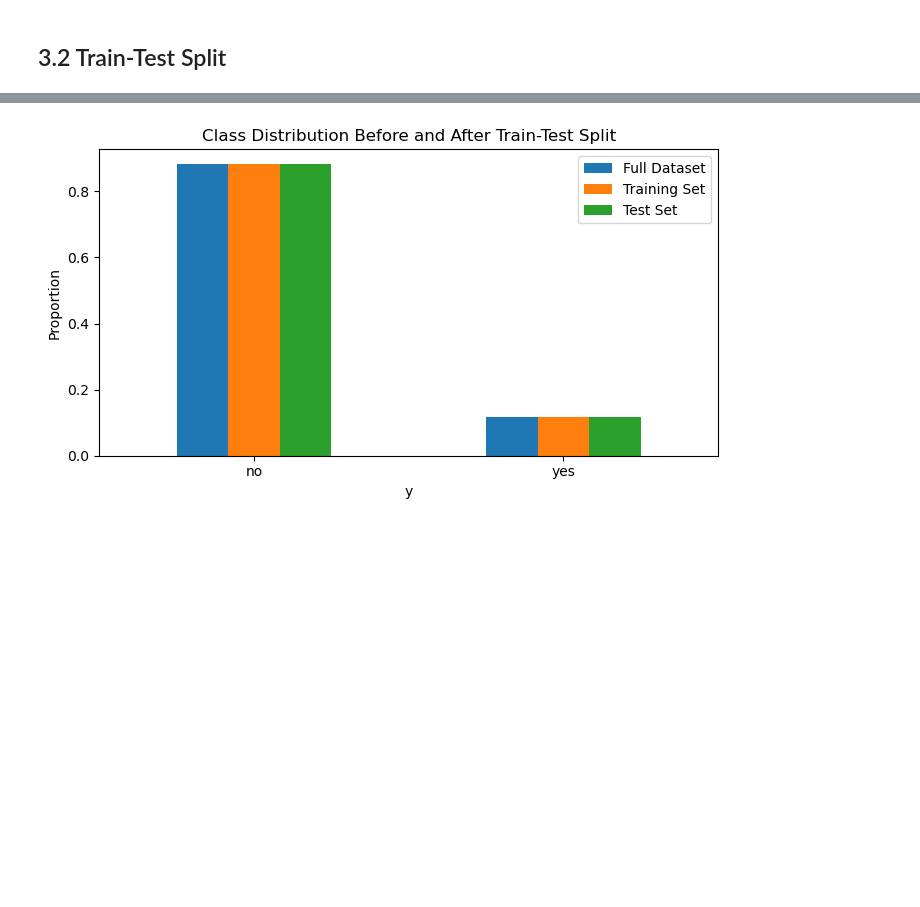
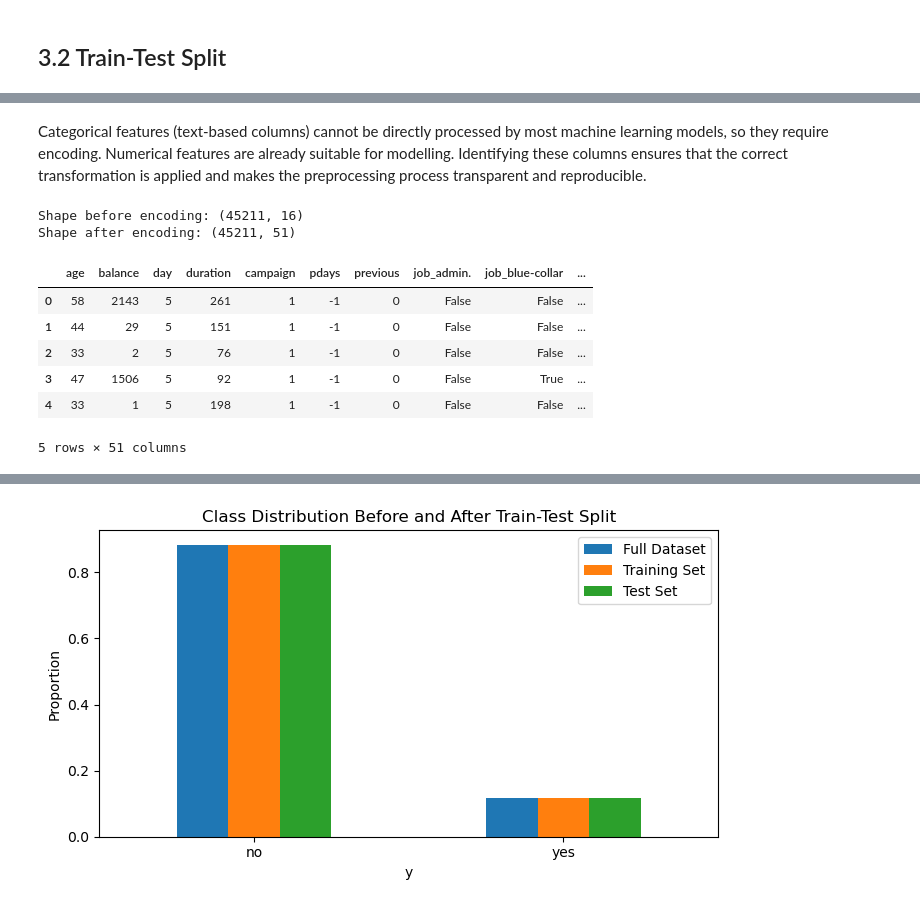
Before and after one commit to xousies/mldp-assignment, a Jupyter notebook: Program Codes.ipynb, the cells around one changed output, grey strips where cells are left out. Saved outputs shown, nothing was run; the diff lists cells and outputs as text; code cells hidden in the pictures; blank space fills up the shorter version.

```diff
--- a/Program Codes.ipynb
+++ b/Program Codes.ipynb
@@ -373,3 +397,11 @@ Instead of dropping rows immediately, I first measured how many "unknown" values
 # %%
-df_prep.duplicated().sum()
+# Check for duplicated rows
+dup_count = df_prep.duplicated().sum()
+dup_count
+
+# Remove duplicates only if they exist
+if dup_count > 0:
+    df_prep = df_prep.drop_duplicates()
+
+df_prep.shape
 # %% [output]
@@ -381,6 +415,7 @@ I checked for duplicate records because duplicated rows can inflate performance
 # %%
-X = df_prep.drop(columns=["y"])
-y = df_prep["y"]  # target: "yes" or "no"
+# Separate features (X) and target (y)
+X_raw = df_prep.drop(columns=["y"])
+y = df_prep["y"]  # "yes" or "no"
 
-y.value_counts(normalize=True)
+y.value_counts(), y.value_counts(normalize=True)
 # %% [output]
@@ -392,0 +432,6 @@ Here, X contains all predictor variables and y is the target variable indicating
+# %%
+# Identify categorical and numerical columns in X
+cat_cols = X_raw.select_dtypes(include="object").columns.tolist()
+num_cols = X_raw.select_dtypes(exclude="object").columns.tolist()
+
+cat_cols, num_cols
@@ -392,0 +449,19 @@ Here, X contains all predictor variables and y is the target variable indicating
+# %% [markdown]
+Categorical features (text-based columns) cannot be directly processed by most machine learning models, so they require encoding. Numerical features are already suitable for modelling. Identifying these columns ensures that the correct transformation is applied and makes the preprocessing process transparent and reproducible.
+# %%
+# One-hot encode all categorical columns BEFORE train-test split (as taught in class)
+X_encoded = pd.get_dummies(X_raw, columns=cat_cols, drop_first=False)
+
+print("Shape before encoding:", X_raw.shape)
+print("Shape after encoding:", X_encoded.shape)
+X_encoded.head()
+# %% [output]
+Shape before encoding: (45211, 16)
+Shape after encoding: (45211, 51)
+|  | age | balance | day | duration | campaign | pdays | previous | job_admin. | job_blue-collar | ... |
+| 0 | 58 | 2143 | 5 | 261 | 1 | -1 | 0 | False | False | ... |
+| 1 | 44 | 29 | 5 | 151 | 1 | -1 | 0 | False | False | ... |
+| 2 | 33 | 2 | 5 | 76 | 1 | -1 | 0 | False | False | ... |
+| 3 | 47 | 1506 | 5 | 92 | 1 | -1 | 0 | False | True | ... |
+| 4 | 33 | 1 | 5 | 198 | 1 | -1 | 0 | False | False | ... |
+5 rows × 51 columns
```
Also changed, not shown: parts of 34 cells of this notebook.
